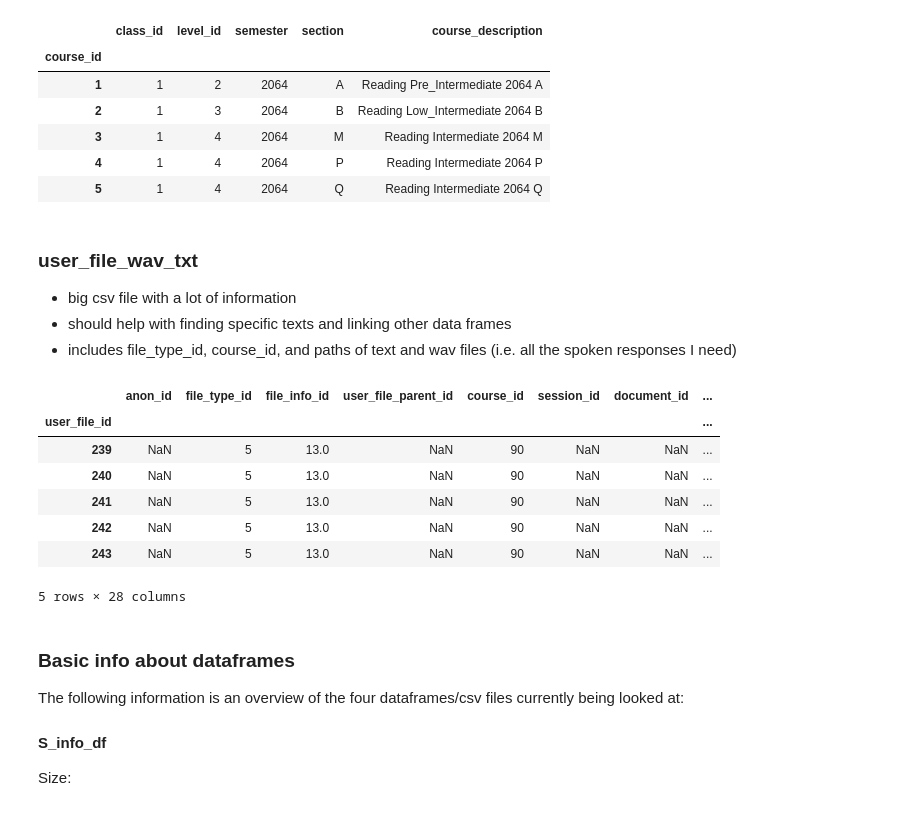
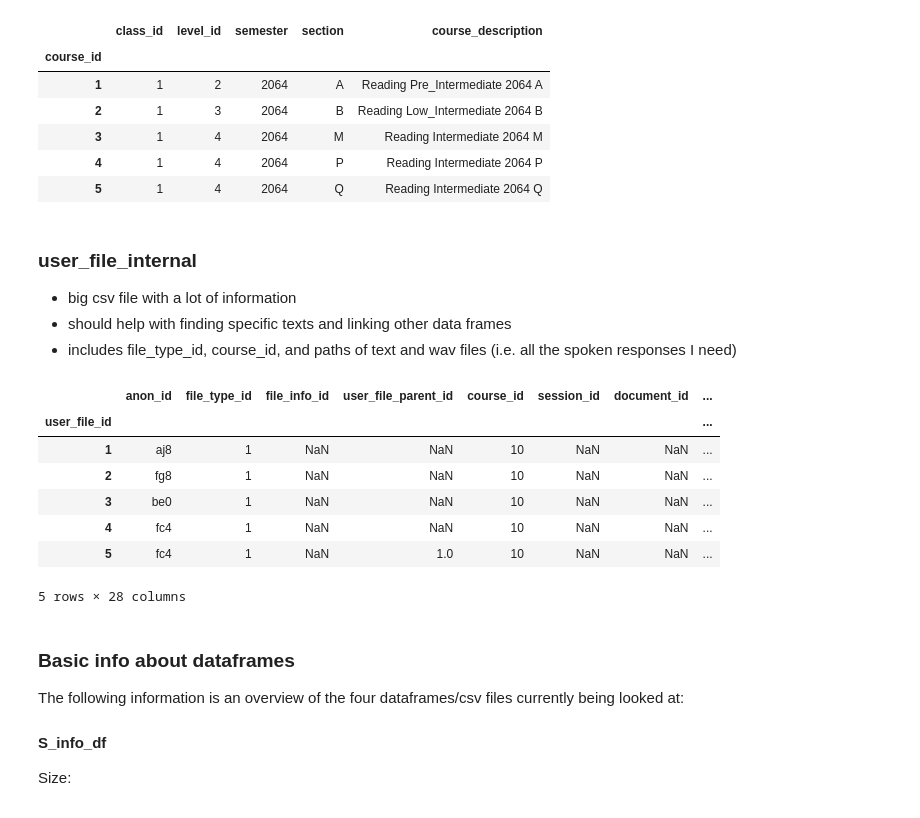
Before and after one commit to Data-Science-for-Linguists/Bigram-analysis-of-writing-from-the-ELI, a Jupyter notebook: project_code2.ipynb, the cells around one changed output. Drawn from its saved outputs; the diff is of its cells as text; code cells hidden in the pictures.

```diff
--- a/project_code2.ipynb
+++ b/project_code2.ipynb
@@ -131,24 +152,24 @@ course_df.head()
 | 4 | 1 | 4 | 2064 | P | Reading Intermediate 2064 P |
 | 5 | 1 | 4 | 2064 | Q | Reading Intermediate 2064 Q |
 # %% [markdown]
-###  user_file_wav_txt ###
+###  user_file_internal ###
 - big csv file with a lot of information
 - should help with finding specific texts and linking other data frames
 - includes file_type_id, course_id, and paths of text and wav files (i.e. all the spoken responses I need)
 # %%
 #Process user_file_wavtxt.csv file
-user_csv = cor_dir + "user_file_wavtxt.csv"
+user_csv = cor_dir + "user_file_internal.csv"
 user_df = pd.read_csv(user_csv, index_col = 'user_file_id')
 
 user_df.head()
 # %% [output]
 |  | anon_id | file_type_id | file_info_id | user_file_parent_id | course_id | session_id | document_id | ... |
 | user_file_id |  |  |  |  |  |  |  | ... |
-| 239 | NaN | 5 | 13.0 | NaN | 90 | NaN | NaN | ... |
-| 240 | NaN | 5 | 13.0 | NaN | 90 | NaN | NaN | ... |
-| 241 | NaN | 5 | 13.0 | NaN | 90 | NaN | NaN | ... |
-| 242 | NaN | 5 | 13.0 | NaN | 90 | NaN | NaN | ... |
-| 243 | NaN | 5 | 13.0 | NaN | 90 | NaN | NaN | ... |
+| 1 | aj8 | 1 | NaN | NaN | 10 | NaN | NaN | ... |
+| 2 | fg8 | 1 | NaN | NaN | 10 | NaN | NaN | ... |
+| 3 | be0 | 1 | NaN | NaN | 10 | NaN | NaN | ... |
+| 4 | fc4 | 1 | NaN | NaN | 10 | NaN | NaN | ... |
+| 5 | fc4 | 1 | NaN | 1.0 | 10 | NaN | NaN | ... |
 5 rows × 28 columns
 # %% [markdown]
 ### Basic info about dataframes ###
```
Also changed, not shown: parts of 40 cells of this notebook, 1 other file.
